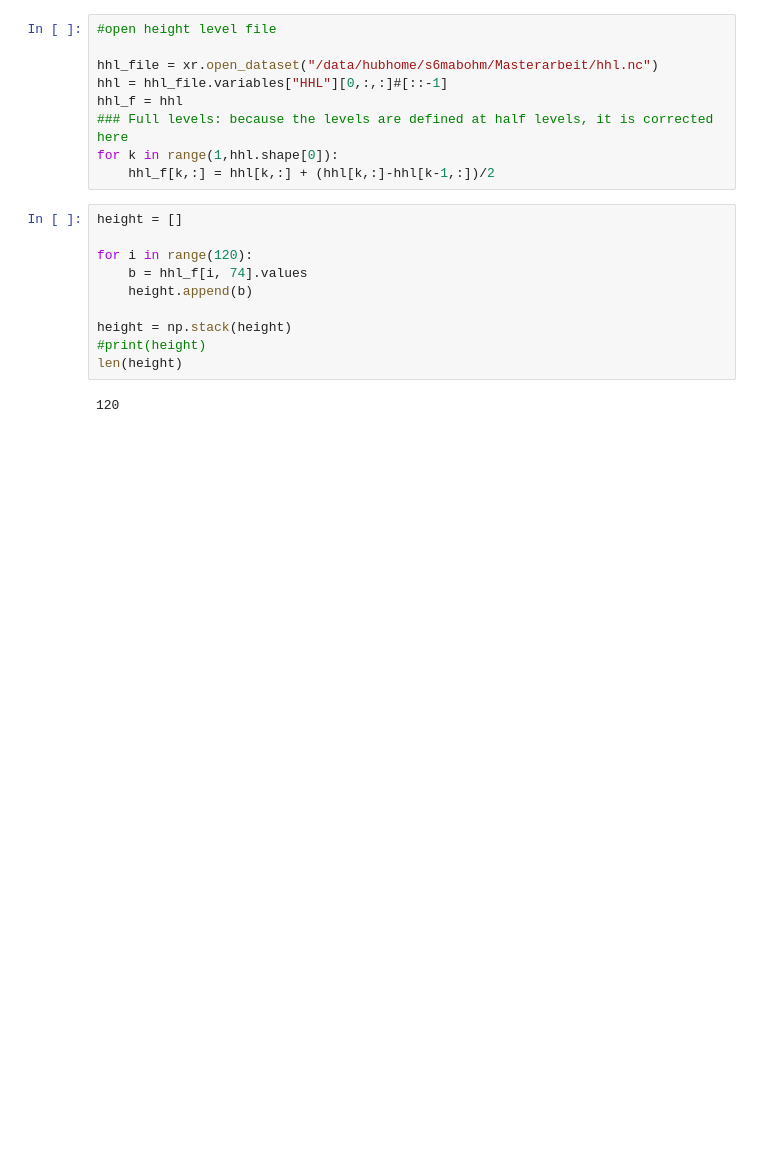
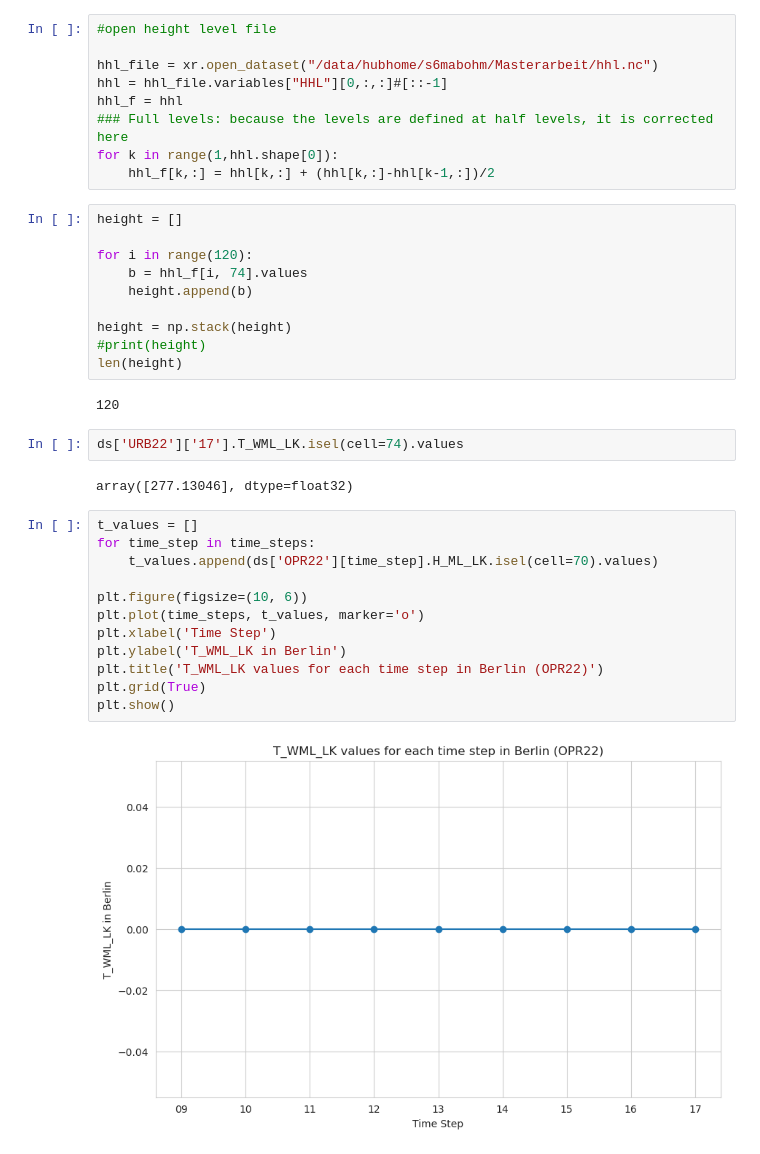
Before and after one commit to maymeret/master_thesis, a Jupyter notebook: BL_height.ipynb, the cells around one changed output. Cells and saved outputs as stored; diff of their text form; blank space fills up the shorter version.

```diff
--- a/BL_height.ipynb
+++ b/BL_height.ipynb
@@ -82,3 +77,21 @@ height = np.stack(height)
 len(height)
 # %% [output]
 120
+# %%
+ds['URB22']['17'].T_WML_LK.isel(cell=74).values
+# %% [output]
+array([277.13046], dtype=float32)
+# %%
+t_values = []
+for time_step in time_steps:
+    t_values.append(ds['OPR22'][time_step].H_ML_LK.isel(cell=70).values)
+
+plt.figure(figsize=(10, 6))
+plt.plot(time_steps, t_values, marker='o')
+plt.xlabel('Time Step')
+plt.ylabel('T_WML_LK in Berlin')
+plt.title('T_WML_LK values for each time step in Berlin (OPR22)')
+plt.grid(True)
+plt.show()
+# %% [output]
+[figure, added]
```
Also changed, not shown: parts of 11 cells of this notebook.
